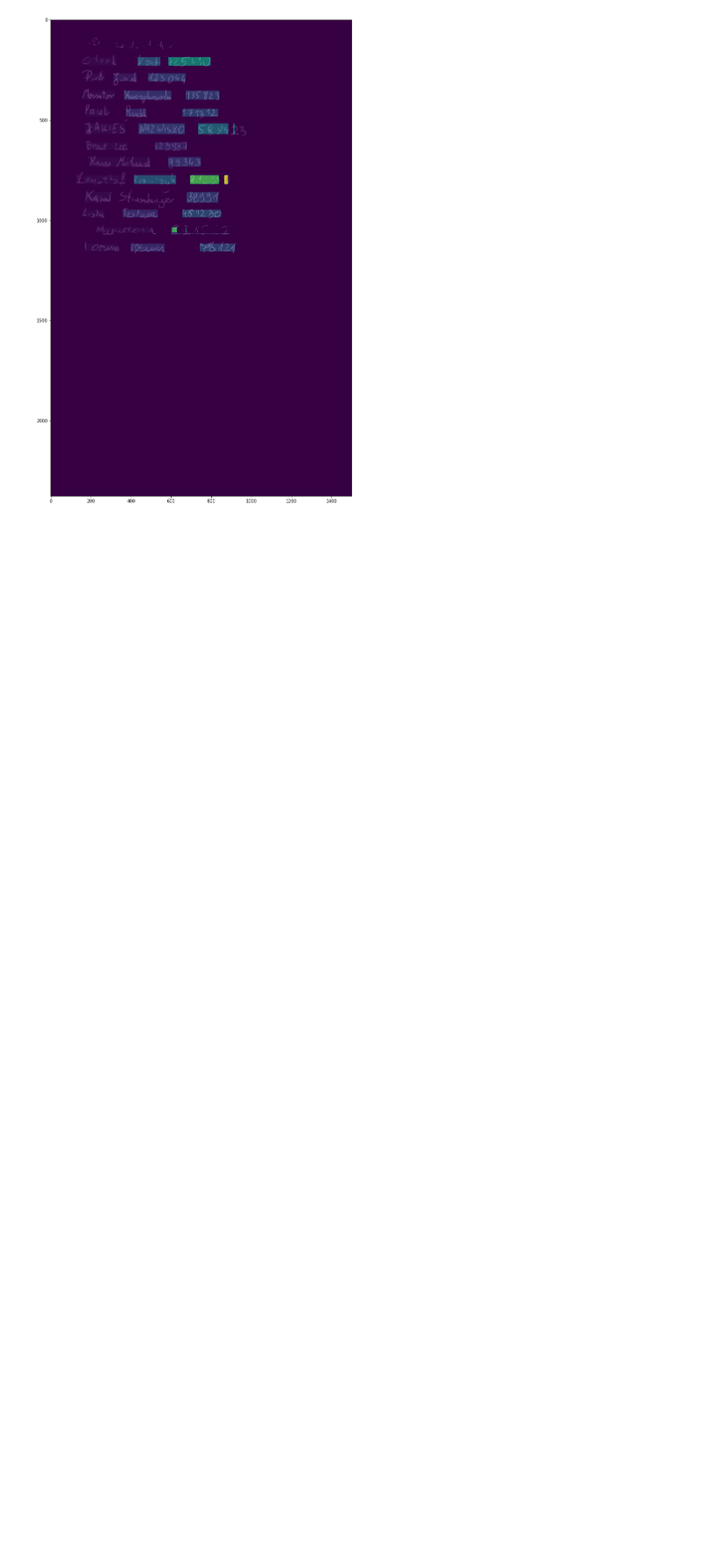
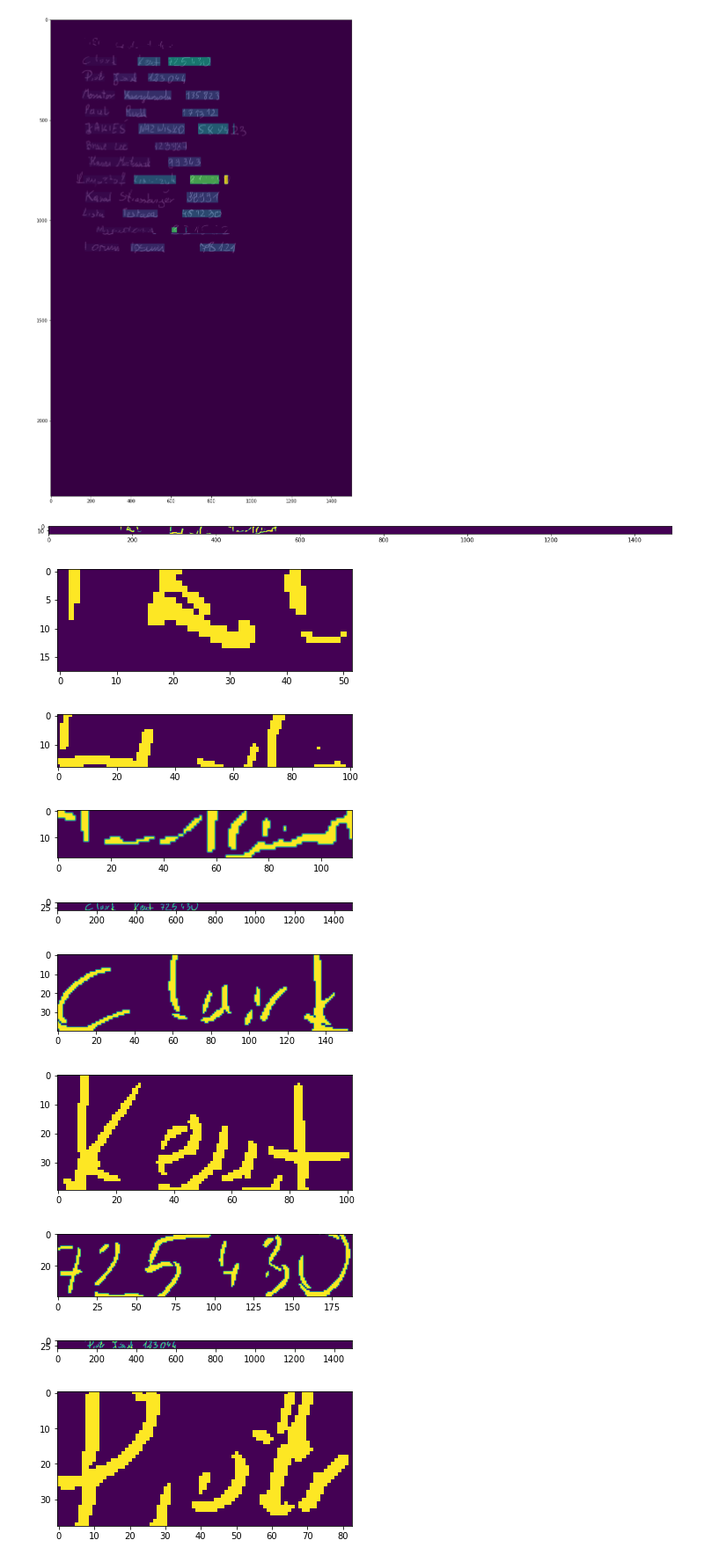
Before and after one commit to PUT-II/Computer-Vision-Project-2, a Jupyter notebook: main_pipeline_test.ipynb, the cells around one changed output. Shown at 88% size. Cells and saved outputs as stored; diff of their text form; code cells hidden in the pictures; blank space fills up the shorter version.

Commit message:
Fixed bug with wrong background-cluster no

```diff
--- a/main_pipeline_test.ipynb
+++ b/main_pipeline_test.ipynb
@@ -139,17 +139,20 @@ for (image_no_grid, mask_clusters) in images_list:
     plt.imshow(rows, alpha=0.8)
     plt.show()
 
-    prepared_rows_per_img.append(rows)
+    prepared_rows_per_img.append({
+        'img_segmented': rows,
+        'background_cluster': background_cluster
+    })
 # %% [output]
 [figure]
 [figure]
 # %%
-def extract_all_segments(img, rows_mask):
+def extract_all_segments(img, rows_mask, background_cluster):
     # powtarzanie tego co wyzej
     def find_segments(matrix):
         group, marked = [], []
         for num, dim in enumerate(matrix):
-            if np.any(dim != marker_cluster):
+            if np.any(dim != background_cluster):
                 group.append(num)
             elif len(group):
                 marked.append({
@@ -167,33 +170,46 @@ def extract_all_segments(img, rows_mask):
         cols_in_row = find_segments(r['data'].T)
         all_cols = []
 
         for c in cols_in_row:
             fragment = img[r['from']:r['to'], c['from']:c['to']]
             all_cols.append({
                 'data': fragment,
                 'from': c['from'],
                 'to': c['to']
             })
 
         fragment = img[r['from']:r['to']]
         all_rows.append({
             'data': fragment,
             'from': r['from'],
             'to': r['to'],
             'cols': all_cols
         })
 
     return all_rows
 
-# plt.figure(figsize=(20, 20))
-rows = extract_all_segments(images_list[0][0], prepared_rows_per_img[0])
+plt.figure(figsize=(20, 20))
+
+img_segmented = prepared_rows_per_img[0]['img_segmented']
+background_cluster = prepared_rows_per_img[0]['background_cluster']
+rows = extract_all_segments(images_list[0][0], img_segmented, background_cluster)
 for r in rows:
     plt.imshow(r['data'])
     plt.show()
 
     for c in r['cols']:
         plt.imshow(c['data'])
         plt.show()
 
-print(len(rows))
+print(len(rows), background_cluster)
 # %% [output]
+[figure, added]
+[figure, added]
+[figure, added]
+[figure, added]
+[figure, added]
+[figure, added]
+[figure, added]
+[figure, added]
+[figure, added]
+[figure, added]
```
Also changed, not shown: parts of 3 cells of this notebook.
